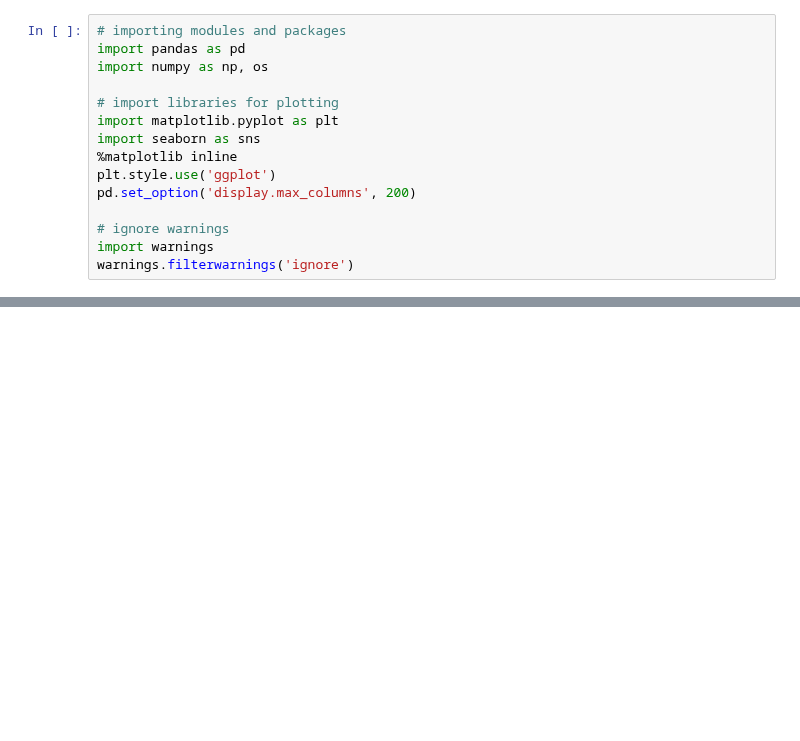
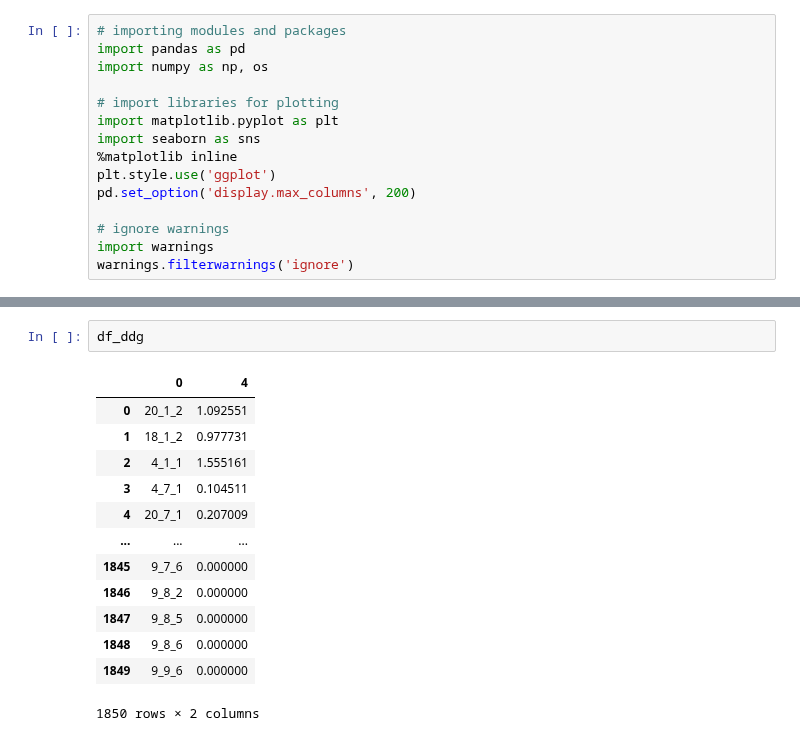
Before and after one commit to nirb28/ee-predict, a Jupyter notebook: data/merge_large_datasets.ipynb, the cells around one changed output, grey strips where cells are left out. Drawn from its saved outputs; the diff is of its cells as text; blank space fills up the shorter version.

```diff
--- a/data/merge_large_datasets.ipynb
+++ b/data/merge_large_datasets.ipynb
@@ -42,0 +83,16 @@ df.head()
+# %%
+df_ddg
+# %% [output]
+|  | 0 | 4 |
+| 0 | 20_1_2 | 1.092551 |
+| 1 | 18_1_2 | 0.977731 |
+| 2 | 4_1_1 | 1.555161 |
+| 3 | 4_7_1 | 0.104511 |
+| 4 | 20_7_1 | 0.207009 |
+| ... | ... | ... |
+| 1845 | 9_7_6 | 0.000000 |
+| 1846 | 9_8_2 | 0.000000 |
+| 1847 | 9_8_5 | 0.000000 |
+| 1848 | 9_8_6 | 0.000000 |
+| 1849 | 9_9_6 | 0.000000 |
+1850 rows × 2 columns
```
Also changed, not shown: parts of 7 cells of this notebook.
